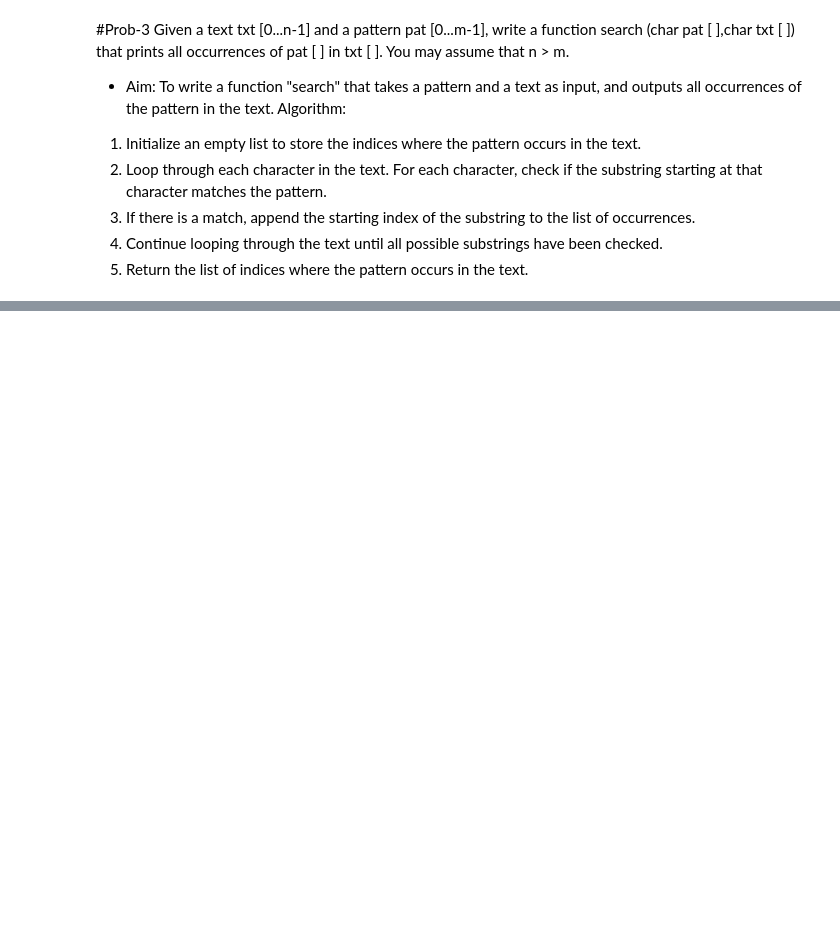
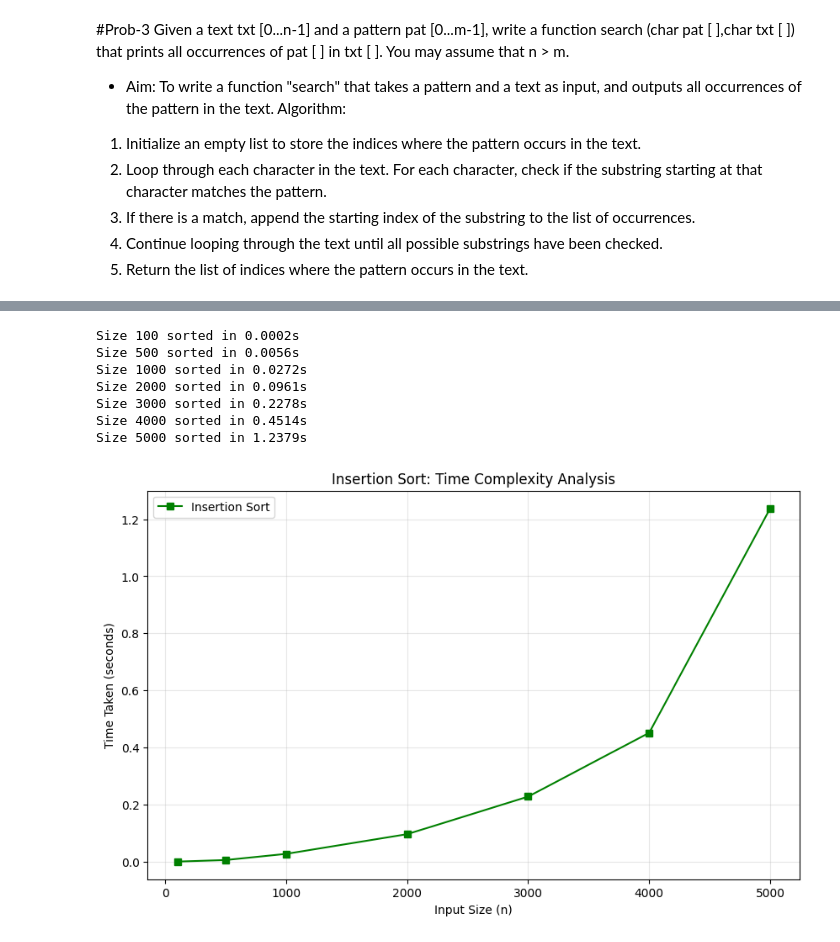
Before and after one commit to 241b163-dot/algo, a Jupyter notebook: lab_4.ipynb, the cells around one changed output, grey strips where cells are left out. Saved outputs shown, nothing was run; the diff lists cells and outputs as text; code cells hidden in the pictures; blank space fills up the shorter version.

```diff
--- a/lab_4.ipynb
+++ b/lab_4.ipynb
@@ -89,0 +177,57 @@ Sort a given set of elements using the Insertion sort and determine the time req
+# %%
+#Prob_4: write code for insertion sort and plot a graph to visualize the relationship between time taken and input size
+import time
+import matplotlib.pyplot as plt
+import random
+
+# 1. Implementation of Insertion Sort
+def insertion_sort(arr):
+    for i in range(1, len(arr)):
+        key = arr[i]
+        j = i - 1
+        # Move elements of arr[0..i-1] that are greater than key
+        # to one position ahead of their current position
+        while j >= 0 and key < arr[j]:
+            arr[j + 1] = arr[j]
+            j -= 1
+        arr[j + 1] = key
+
+# 2. Performance Measurement Setup
+def measure_insertion_sort():
+    # Smaller input sizes compared to Binary Search because O(n^2) is slow
+    input_sizes = [100, 500, 1000, 2000, 3000, 4000, 5000]
+    times = []
+
+    for n in input_sizes:
+        # Generate a random list of size n
+        test_list = [random.randint(0, 10000) for _ in range(n)]
+
+        start_time = time.time()
+        insertion_sort(test_list)
+        end_time = time.time()
+
+        times.append(end_time - start_time)
+        print(f"Size {n} sorted in {end_time - start_time:.4f}s")
+
+    return input_sizes, times
+
+# 3. Plotting the results
+sizes, execution_times = measure_insertion_sort()
+
+plt.figure(figsize=(10, 6))
+plt.plot(sizes, execution_times, marker='s', linestyle='-', color='green', label='Insertion Sort')
+plt.title('Insertion Sort: Time Complexity Analysis')
+plt.xlabel('Input Size (n)')
+plt.ylabel('Time Taken (seconds)')
+plt.grid(True, alpha=0.3)
+plt.legend()
+plt.show()
+# %% [output]
+Size 100 sorted in 0.0002s
+Size 500 sorted in 0.0056s
+Size 1000 sorted in 0.0272s
+Size 2000 sorted in 0.0961s
+Size 3000 sorted in 0.2278s
+Size 4000 sorted in 0.4514s
+Size 5000 sorted in 1.2379s
+[figure, added]
```
Also changed, not shown: parts of 6 cells of this notebook.
